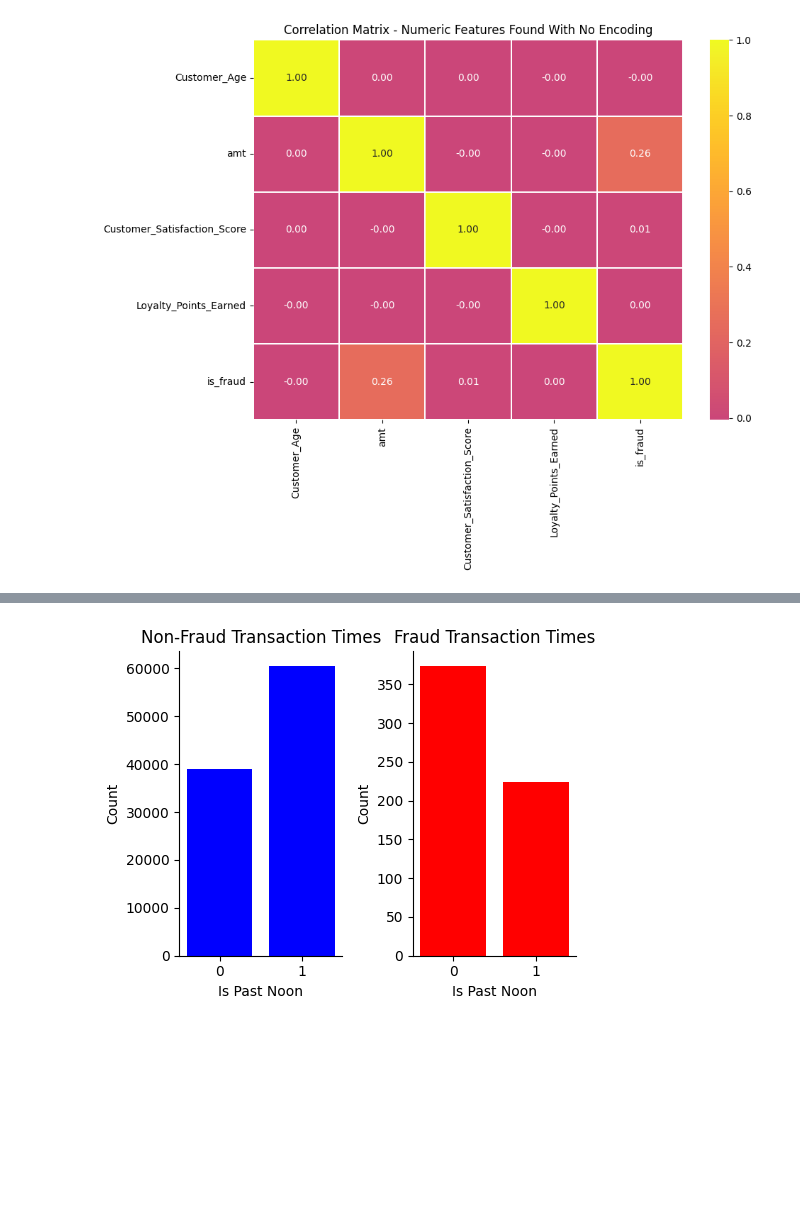
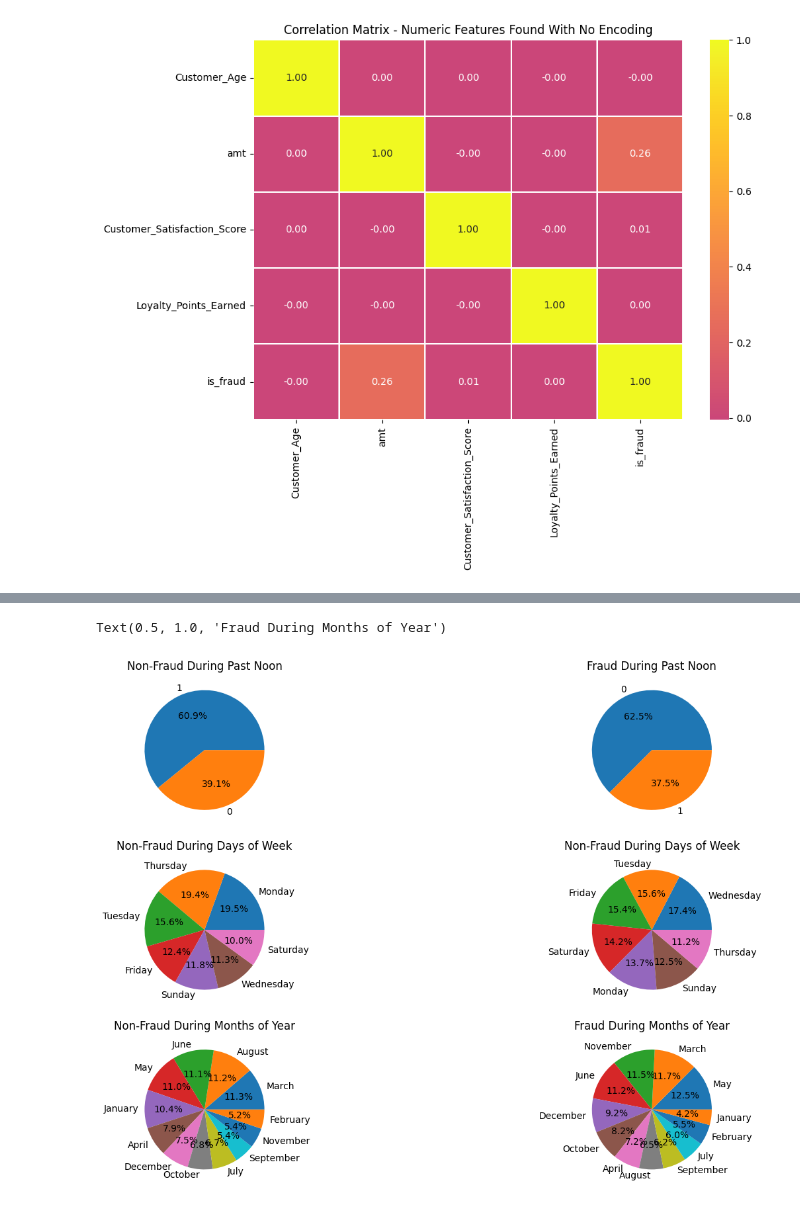
Before and after one commit to CeruleanAcorn/final_project_iat_461, a Jupyter notebook: final_project.ipynb, the cells around one changed output, grey strips where cells are left out. Saved outputs shown, nothing was run; the diff lists cells and outputs as text; code cells hidden in the pictures; blank space fills up the shorter version.

Commit message:
Addition info required per criteria, more visuals

```diff
--- a/final_project.ipynb
+++ b/final_project.ipynb
@@ -442,0 +688,12 @@ df_not_fraud['trans_time_hour'] = df_not_fraud['trans_time_hour'].astype('int64'
+# %%
+df_month_of_year_not_fraud['trans_month_of_year'] = df_month_of_year_not_fraud['trans_month_of_year'].apply(month_of_year)
+# %%
+# Convert dates into integers representing the days of the week based on https://pandas.pydata.org/docs/reference/api/pandas.DatetimeIndex.dayofweek.html
+df_month_of_year_fraud['trans_month_of_year'] = pd.to_datetime(df_month_of_year_fraud['trans_date'])
+
+df_month_of_year_fraud['trans_month_of_year'] = df_month_of_year_fraud['trans_month_of_year'].dt.month
+# %%
+df_month_of_year_fraud['trans_month_of_year'] = df_month_of_year_fraud['trans_month_of_year'].apply(month_of_year)
+# %%
+df_not_fraud['trans_month_of_year'] = df_month_of_year_not_fraud['trans_month_of_year']
+df_fraud['trans_month_of_year'] = df_month_of_year_fraud['trans_month_of_year']
@@ -443,59 +720,46 @@ df_not_fraud['trans_time_hour'] = df_not_fraud['trans_time_hour'].astype('int64'
 # %%
 # Adapted from Week 5 code.
 
 # # extract features from timestamp
 # df["is_weekend"] = (df["transaction_at"].dt.dayofweek >= 5).astype(int)
 df_fraud["is_past_noon_transaction"] = (
     (df_fraud["trans_time_hour"] >= 12) &
     (df_fraud["trans_time_hour"] <= 24)
 ).astype(int)
 
 df_not_fraud["is_past_noon_transaction"] = (
     (df_not_fraud["trans_time_hour"] >= 12) &
     (df_not_fraud["trans_time_hour"] <= 24)
 ).astype(int)
 
-fig, axes = plt.subplots(1, 2, figsize=(5, 4))
+day_map = {
+    "Monday": 0, "Tuesday": 1, "Wednesday": 2,
+    "Thursday": 3, "Friday": 4, "Saturday": 5, "Sunday": 6
+}
 
-axes[0].bar(df_not_fraud["is_past_noon_transaction"].unique(), df_not_fraud["is_past_noon_transaction"].value_counts(), color='blue')
-axes[0].set_title("Non-Fraud Transaction Times")
-axes[0].set_xlabel('Is Past Noon')
-axes[0].set_ylabel('Count')
+fig, axes = plt.subplots(3, 2, figsize=(16,10))
+axes = axes.flatten()
 
-axes[1].bar(df_fraud["is_past_noon_transaction"].unique(), df_fraud["is_past_noon_transaction"].value_counts(), color='red')
-axes[1].set_title("Fraud Transaction Times")
-axes[1].set_xlabel('Is Past Noon')
-axes[1].set_ylabel('Count')
+axes[0].pie(df_not_fraud["is_past_noon_transaction"].value_counts(), labels=df_not_fraud["is_past_noon_transaction"].unique(), autopct='%1.1f%%')
+axes[0].set_title("Non-Fraud During Past Noon")
 
-# sns.barplot(data=df,
-#             x="is_weekend",
-#             y="views",
-#             color="#e8925a",
-#             ax=axes[0])
-# axes[0].set_title("Weekend vs views")
-# axes[0].set_xlabel("is_weekend")
+axes[1].pie(df_fraud["is_past_noon_transaction"].value_counts(), labels=df_fraud["is_past_noon_transaction"].unique(), autopct='%1.1f%%')
+axes[1].set_title("Fraud During Past Noon")
 
-# sns.barplot(data=df,
-#             x="is_past_noon_transaction",
-#             y="",
-#             color="#6a9fb5",
-#             ax=axes[0])
-# axes[0].set_title("Primetime vs views")
-# axes[0].set_xlabel("is_primetime")
+axes[2].pie(df_not_fraud['trans_day_of_week'].value_counts(), labels=df_not_fraud['trans_day_of_week'].unique(), autopct='%1.1f%%')
+axes[2].set_title("Non-Fraud During Days of Week")
 
-# sns.barplot(data=df,
-#             x="is_primetime",
-#             y="views",
-#             color="#6a9fb5",
-#             ax=axes[1])
-# axes[1].set_title("Primetime vs views")
-# axes[1].set_xlabel("is_primetime")
+axes[3].pie(df_fraud["trans_day_of_week"].value_counts(), labels=df_fraud["trans_day_of_week"].unique(), autopct='%1.1f%%')
+axes[3].set_title("Non-Fraud During Days of Week")
 
-sns.despine()
-plt.tight_layout()
-plt.show()
+axes[4].pie(df_not_fraud['trans_month_of_year'].value_counts(), labels=df_not_fraud['trans_month_of_year'].unique(), autopct='%1.1f%%')
+axes[4].set_title("Non-Fraud During Months of Year")
+
+axes[5].pie(df_fraud['trans_month_of_year'].value_counts(), labels=df_fraud['trans_month_of_year'].unique(), autopct='%1.1f%%')
+axes[5].set_title("Fraud During Months of Year")
 # %% [output]
+Text(0.5, 1.0, 'Fraud During Months of Year')
-[figure, old version]
+[figure, new version]
 # %% [markdown]
 Interesting, the amount of fraudulent transactions happening before noon is almost double the amount happening after noon. Conversely, the amount of non-fradulent transactions happing past noon is almost double the amount happening before noon.
 
```
Also changed, not shown: parts of 51 cells of this notebook.
